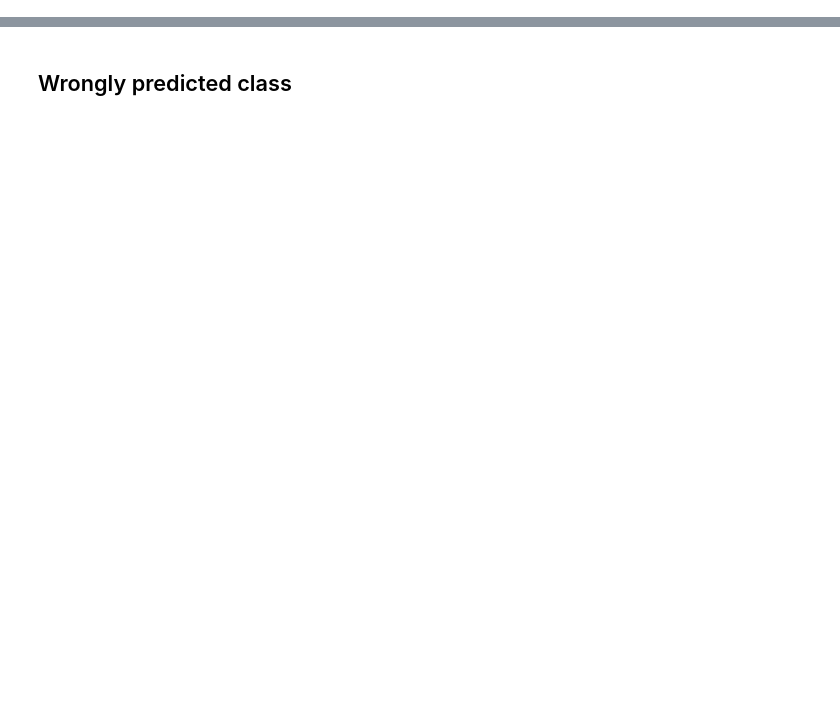
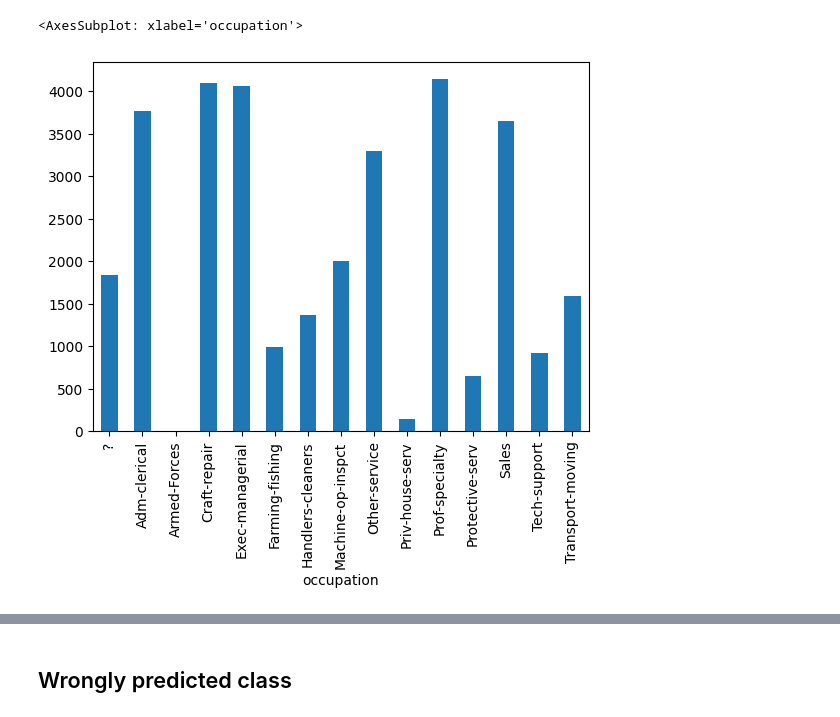
Before and after one commit to roypiyush/python_project, a Jupyter notebook: ml/income_prediction.ipynb, the cells around one changed output, grey strips where cells are left out. Drawn from its saved outputs; the diff is of its cells as text; code cells hidden in the pictures; blank space fills up the shorter version.

```diff
--- a/ml/income_prediction.ipynb
+++ b/ml/income_prediction.ipynb
@@ -108,0 +143,5 @@ class ColumnUnknownValueTransformer(TransformerMixin, BaseEstimator):
+# %%
+train.groupby(['occupation']).size().plot(kind='bar')
+# %% [output]
+<AxesSubplot: xlabel='occupation'>
+[figure, added]
```
Also changed, not shown: parts of 43 cells of this notebook, 1 other file.
